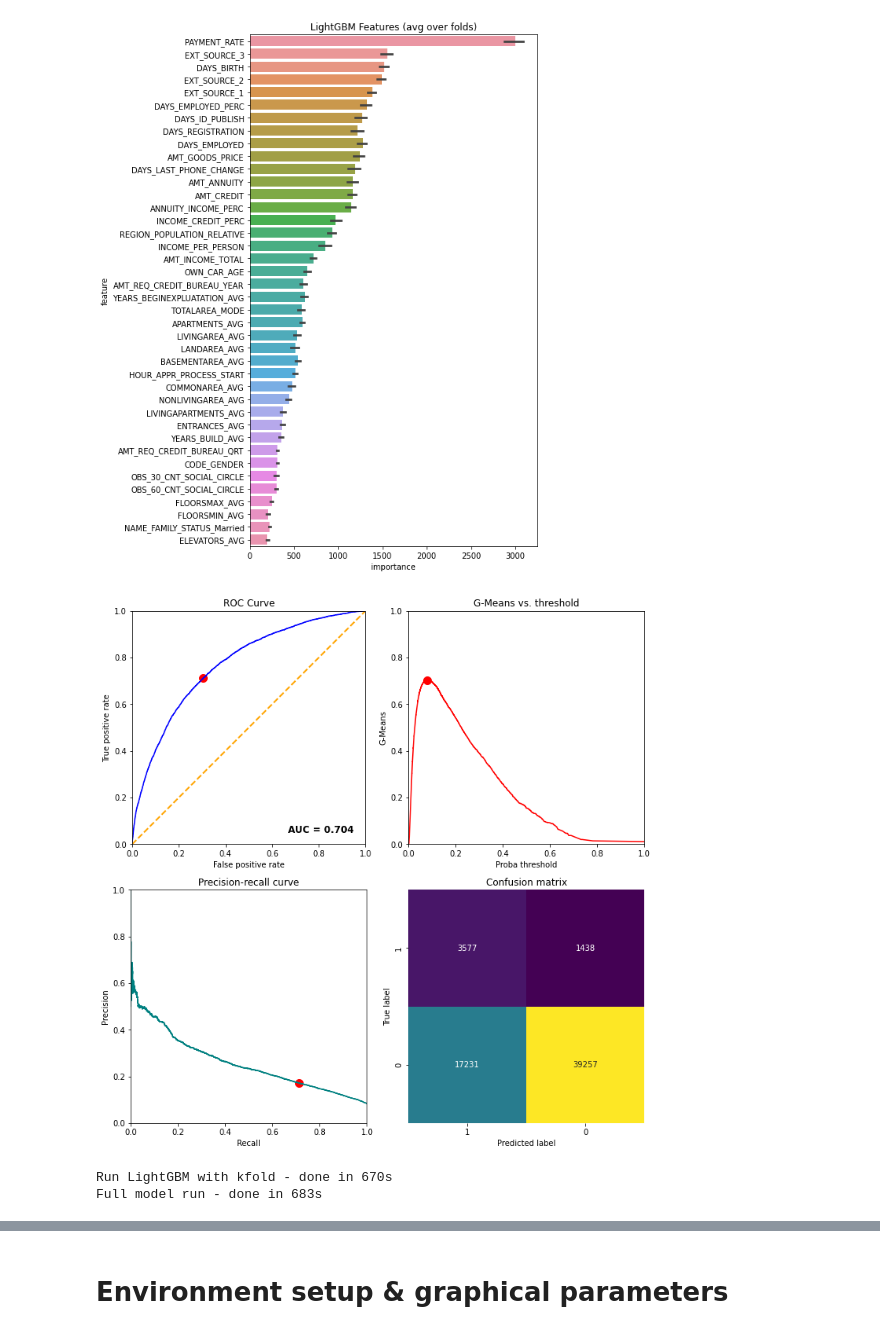
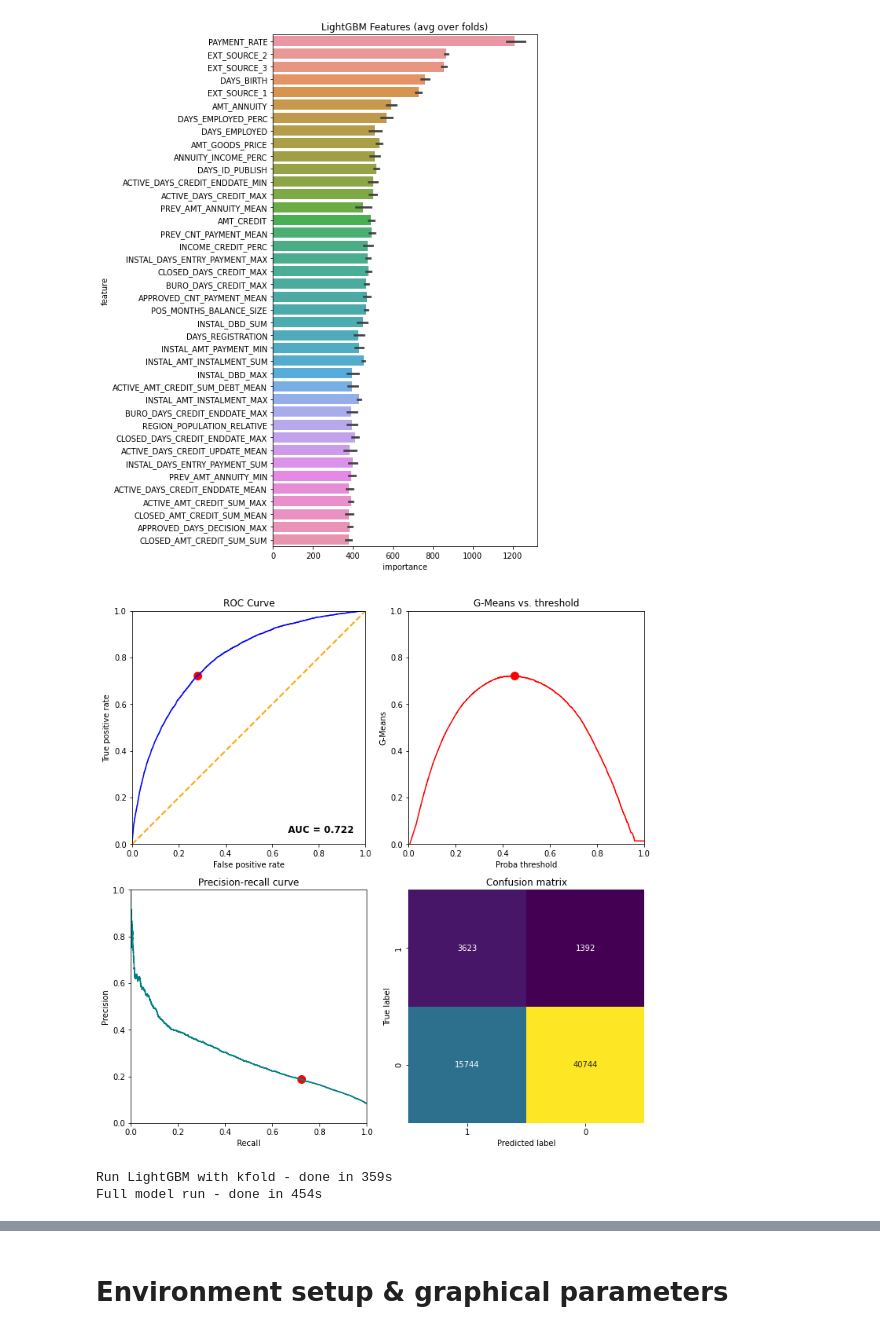
Before and after one commit to FranckLM3/P7_Implementez_modele_scoring, a Jupyter notebook: P7_modelisation.ipynb, the cells around one changed output, grey strips where cells are left out. Saved outputs shown, nothing was run; the diff lists cells and outputs as text; code cells hidden in the pictures.

```diff
--- a/P7_modelisation.ipynb
+++ b/P7_modelisation.ipynb
@@ -29,14 +29,8 @@ def timer(title):
     print("{} - done in {:.0f}s".format(title, time.time() - t0))
 
 
-def application_train_test(num_rows=None):
+def preprocessing(df):
     # Read data
-    df = pd.read_csv('data/model_dataset.csv',
-                low_memory=False,
-                verbose=False,
-                encoding='ISO-8859-1',
-                dtype={'Special': 'object'}
-                )
 
     df = df.replace([np.inf, -np.inf], np.nan)
 
@@ -56,29 +50,31 @@ def application_train_test(num_rows=None):
 
     preprocessor = ColumnTransformer(
     transformers=[('num', numeric_transformer, numeric_features),
-                    ('cat', categorical_transformer, categorical_features)
+                  ('cat', categorical_transformer, categorical_features)
                     ])
+    X = preprocessor.fit_transform(X)
 
     # Feature selection
-    steps = [('preprocessing', preprocessor),
-             ('feat_select', SelectFromModel(LGBMClassifier(n_jobs=-1)))]
-    pipeline = Pipeline(steps=steps)
+    sfm = SelectFromModel(LGBMClassifier(n_jobs=-1))
 
-    X = pipeline.fit_transform(X, y)
+    sfm.fit(X, y)
+    X = sfm.transform(X)
 
     print('X shape after features selection: ', X.shape)
 
     # Export preprocessing in pkl
     with open('preprocessor', 'wb') as file:
-        pickle.dump(pipeline, file)
+        pickle.dump(preprocessor, file)
 
+    with open('select_feat', 'wb') as file:
+        pickle.dump(sfm, file)
 
     # Save feature names to future features importance eval
     onehot_columns = list(preprocessor.named_transformers_['cat'].named_steps['encoder'].\
                           get_feature_names_out(input_features=categorical_features))
     numeric_features_list = list(numeric_features)
     feats = np.concatenate((numeric_features_list, onehot_columns))
-    feats = feats[pipeline.named_steps['feat_select'].get_support()]
+    feats = feats[sfm.get_support()]
 
     df_encoded = pd.DataFrame(X, columns=feats)
     df_encoded['TARGET'] = df['TARGET']
@@ -102,8 +98,6 @@ def application_train_test(num_rows=None):
                                          random_state=123)
 
     print("Train samples: {}, test samples: {}".format(df_train.shape, df_test.shape))
-    del df
-    gc.collect()
 
     return df_train, df_test
 
@@ -129,21 +123,23 @@ def kfold_lightgbm(train_df, test_df, num_folds, debug=False):
         # LightGBM parameters found by Bayesian optimization
 
         clf = LGBMClassifier(
-                    colsample_bytree=0.2352167642701535,
-                    max_depth=9,
-                    min_child_weight=34.67802513470199,
-                    min_split_gain=0.772886577362599,
-                    num_leaves=44,
-                    reg_alpha=0.6466454272437308,
-                    reg_lambda=0.883716377059081,
-                    subsample=0.1498951237319723,
-                    scale_pos_weight=weight,
-                    silent=-1,
-                    verbose=-1,
-                            )
+            n_estimators=1000,
+            learning_rate=0.02,
+            colsample_bytree=0.2352167642701535,
+            max_depth=9,
+            min_child_weight=34.67802513470199,
+            min_split_gain=0.772886577362599,
+            num_leaves=44,
+            reg_alpha=0.6466454272437308,
+            reg_lambda=0.883716377059081,
+            subsample=0.1498951237319723,
+            scale_pos_weight=11.387150050352467,
+            silent=-1,
+            verbose=-1,
+            )
 
         clf.fit(train_x, train_y, eval_set=[(train_x, train_y), (valid_x, valid_y)],
-            eval_metric= 'auc', verbose= 200, early_stopping_rounds= 200)
+            eval_metric= 'auc', verbose=200)
 
         oof_preds[valid_idx] = clf.predict_proba(valid_x, num_iteration=clf.best_iteration_)[:, 1]
         y_preds += clf.predict_proba(test_df[feats], num_iteration=clf.best_iteration_)[:, 1] / folds.n_splits
@@ -177,7 +173,7 @@ def display_importances(feature_importance_df_):
     sns.barplot(x="importance", y="feature", data=best_features.sort_values(by="importance", ascending=False))
     plt.title('LightGBM Features (avg over folds)')
     plt.tight_layout()
-    plt.savefig('lgbm_importances.png')
+    plt.savefig('visualisation/lgbm_importances.png')
 
 def evaluation(df_test, y_prob):
 
@@ -262,10 +258,20 @@ def evaluation(df_test, y_prob):
 
 def main(debug = False):
     num_rows = 10000 if debug else None
+
+    df = pd.read_csv('data/model_dataset.csv',
+                nrows=num_rows,
+                low_memory=False,
+                verbose=False,
+                encoding='ISO-8859-1',
+                dtype={'Special': 'object'}
+                )
     with timer("Preprocessing"):
-        df_train, df_test = application_train_test(num_rows)
+        df_train, df_test = preprocessing(df)
+        del df
+        gc.collect()
     with timer("Run LightGBM with kfold"):
-        feat_importance = kfold_lightgbm(df_train, df_test, num_folds=10, debug=debug)
+        feat_importance = kfold_lightgbm(df_train, df_test, num_folds=5, debug=debug)
 
 if __name__ == "__main__":
     with timer("Full model run"):
@@ -291,4 +297,4 @@ Testset:     threshold = 8%,     G-Mean= 70%,     AUC = 70%,     recall= 71%,
-[figure, old version]
+[figure, new version]
-[figure, old version]
+[figure, new version]
-Run LightGBM with kfold - done in 670s
-Full model run - done in 683s
+Run LightGBM with kfold - done in 359s
+Full model run - done in 454s
```
Also changed, not shown: parts of 6 cells of this notebook, 9 other files.
